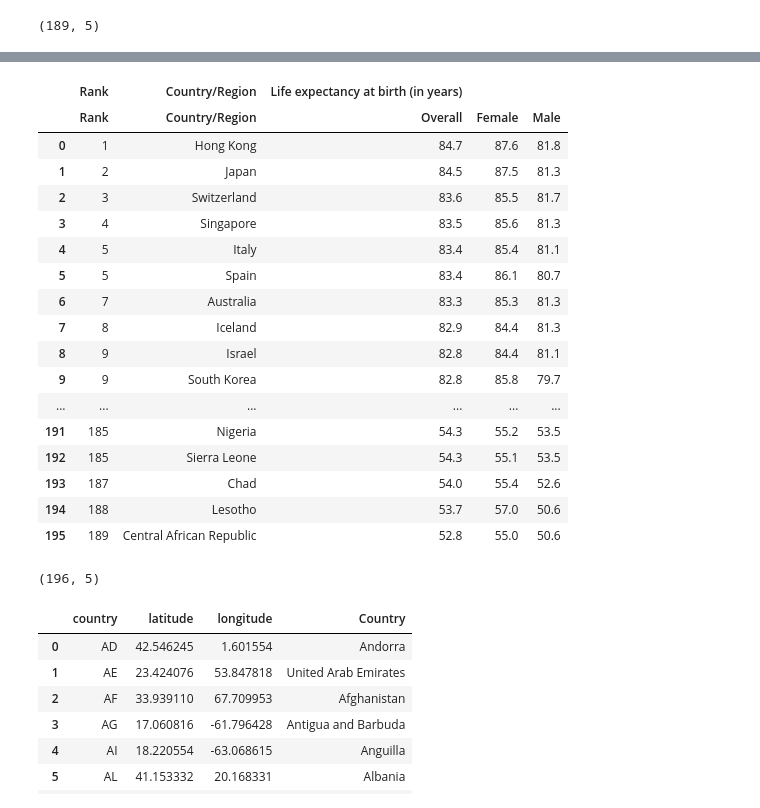
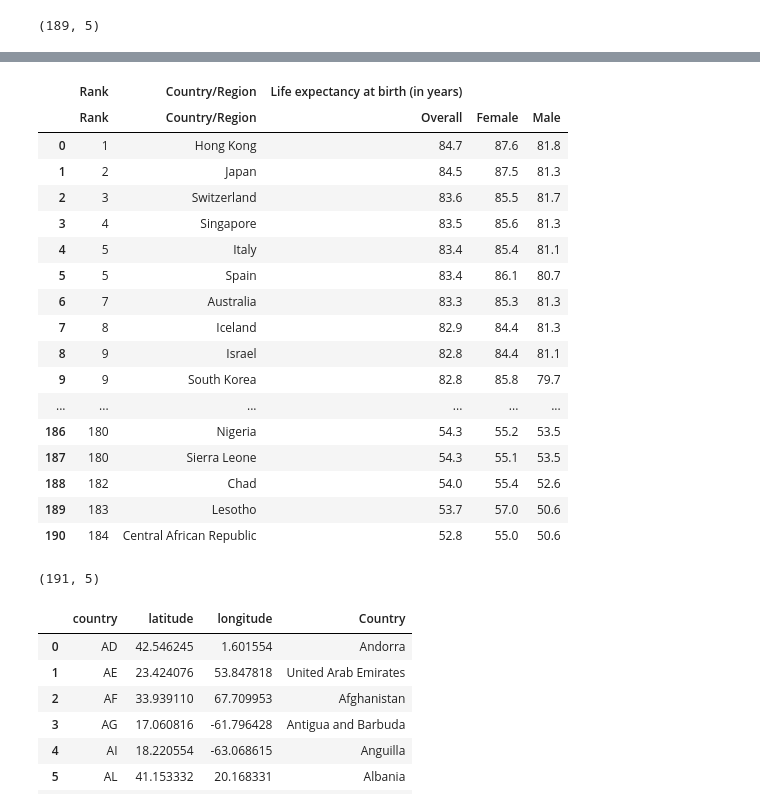
Before and after one commit to MarcosJNS/Health-Care-Analysis, a Jupyter notebook: Health_Comparison.ipynb, the cells around one changed output, grey strips where cells are left out. Drawn from its saved outputs; the diff is of its cells as text; code cells hidden in the pictures.

```diff
--- a/Health_Comparison.ipynb
+++ b/Health_Comparison.ipynb
@@ -107,29 +107,29 @@ Data_Cost_Life.shape
 # %%
-Data_Life_Expentancy=pd.read_html('https://en.wikipedia.org/wiki/List_of_countries_by_life_expectancy')[1]
+Data_Life_Expentancy=pd.read_html('https://en.wikipedia.org/wiki/List_of_countries_by_life_expectancy')[0]
 Data_Life_Expentancy.head(196)
 # %% [output]
 |  | Rank | Country/Region | Life expectancy at birth (in years) |  |  |
 |  | Rank | Country/Region | Overall | Female | Male |
 | 0 | 1 | Hong Kong | 84.7 | 87.6 | 81.8 |
 | 1 | 2 | Japan | 84.5 | 87.5 | 81.3 |
 | 2 | 3 | Switzerland | 83.6 | 85.5 | 81.7 |
 | 3 | 4 | Singapore | 83.5 | 85.6 | 81.3 |
 | 4 | 5 | Italy | 83.4 | 85.4 | 81.1 |
 | 5 | 5 | Spain | 83.4 | 86.1 | 80.7 |
 | 6 | 7 | Australia | 83.3 | 85.3 | 81.3 |
 | 7 | 8 | Iceland | 82.9 | 84.4 | 81.3 |
 | 8 | 9 | Israel | 82.8 | 84.4 | 81.1 |
 | 9 | 9 | South Korea | 82.8 | 85.8 | 79.7 |
 | ... | ... | ... | ... | ... | ... |
-| 191 | 185 | Nigeria | 54.3 | 55.2 | 53.5 |
-| 192 | 185 | Sierra Leone | 54.3 | 55.1 | 53.5 |
-| 193 | 187 | Chad | 54.0 | 55.4 | 52.6 |
-| 194 | 188 | Lesotho | 53.7 | 57.0 | 50.6 |
-| 195 | 189 | Central African Republic | 52.8 | 55.0 | 50.6 |
+| 186 | 180 | Nigeria | 54.3 | 55.2 | 53.5 |
+| 187 | 180 | Sierra Leone | 54.3 | 55.1 | 53.5 |
+| 188 | 182 | Chad | 54.0 | 55.4 | 52.6 |
+| 189 | 183 | Lesotho | 53.7 | 57.0 | 50.6 |
+| 190 | 184 | Central African Republic | 52.8 | 55.0 | 50.6 |
 # %%
 Data_Life_Expentancy.shape
 # %% [output]
-(196, 5)
+(191, 5)
 # %%
 Country_GeoData=pd.read_html('https://developers.google.com/public-data/docs/canonical/countries_csv')[0]
 Country_GeoData.rename(columns={'name':'Country'}, inplace=True)
```
Also changed, not shown: parts of 33 cells of this notebook, 2 other files.
